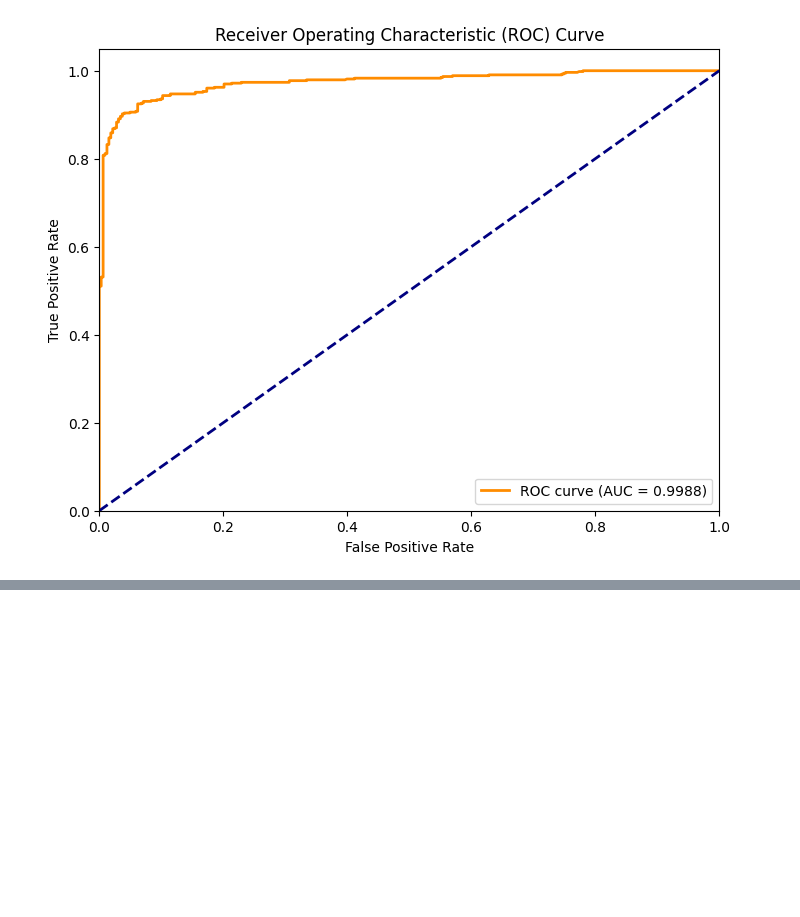
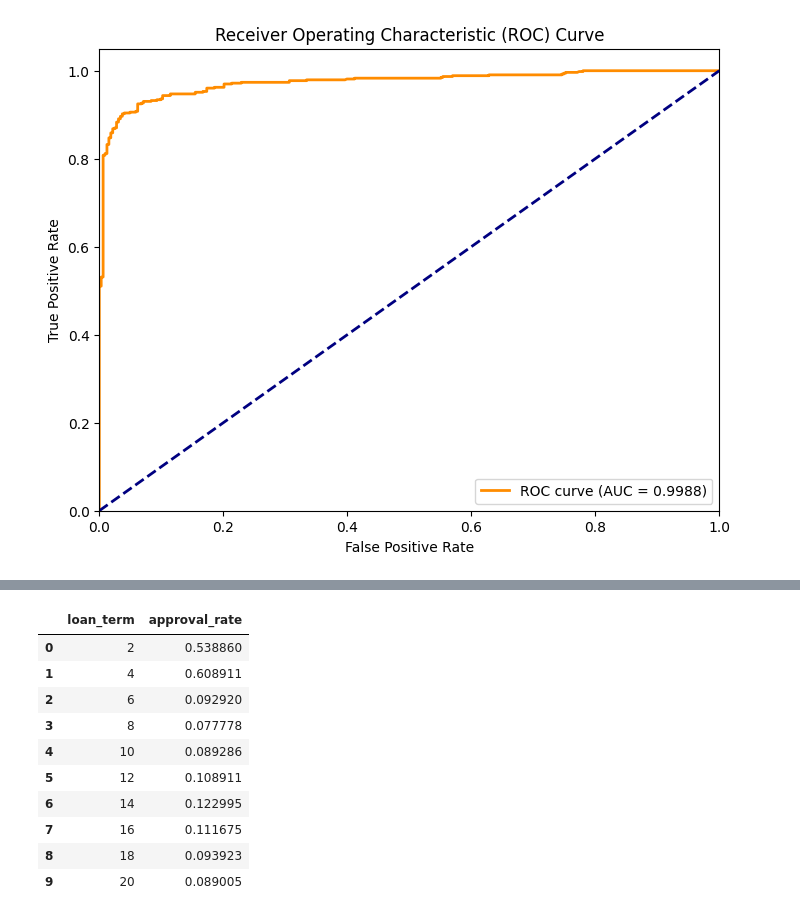
Before and after one commit to jk23399/credit_risk_analyzer, a Jupyter notebook: notebooks/01_loan_approval_prediction.ipynb, the cells around one changed output, grey strips where cells are left out. Cells and saved outputs as stored; diff of their text form; code cells hidden in the pictures; blank space fills up the shorter version.

```diff
--- a/notebooks/01_loan_approval_prediction.ipynb
+++ b/notebooks/01_loan_approval_prediction.ipynb
@@ -495,0 +855,42 @@ plt.show()
+# %%
+# 저신용자 데이터
+low_df = df_std[df_std['cibil_score'] < 580].copy()
+
+# loan_term별 승인률 계산
+approval_rate_by_term = (
+    low_df.groupby('loan_term')['loan_status_bin']
+    .mean()
+    .reset_index()
+    .rename(columns={'loan_status_bin': 'approval_rate'})
+    .sort_values('loan_term')
+)
+
+# Plotly 막대 그래프
+fig = px.bar(
+    approval_rate_by_term,
+    x='loan_term',
+    y='approval_rate',
+    title='Approval Rate by Loan Term (Low CIBIL Cohort)',
+    labels={'loan_term': 'Loan Term (Years)', 'approval_rate': 'Approval Rate'},
+    text='approval_rate'
+)
+fig.update_traces(texttemplate='%{text:.2%}', textposition='outside')
+fig.update_layout(
+    yaxis=dict(tickformat=".0%"),
+    xaxis=dict(dtick=1)
+)
+fig.show()
+
+approval_rate_by_term
+# %% [output]
+|  | loan_term | approval_rate |
+| 0 | 2 | 0.538860 |
+| 1 | 4 | 0.608911 |
+| 2 | 6 | 0.092920 |
+| 3 | 8 | 0.077778 |
+| 4 | 10 | 0.089286 |
+| 5 | 12 | 0.108911 |
+| 6 | 14 | 0.122995 |
+| 7 | 16 | 0.111675 |
+| 8 | 18 | 0.093923 |
+| 9 | 20 | 0.089005 |
```
Also changed, not shown: parts of 16 cells of this notebook, 40 other files.
